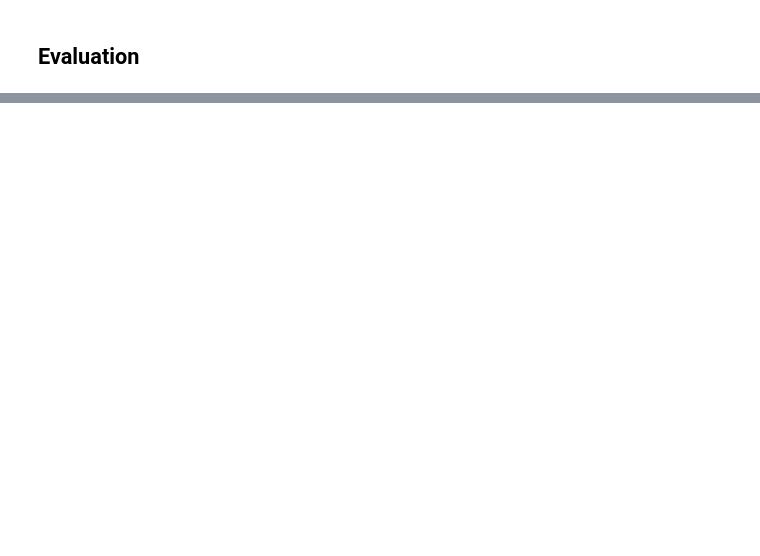
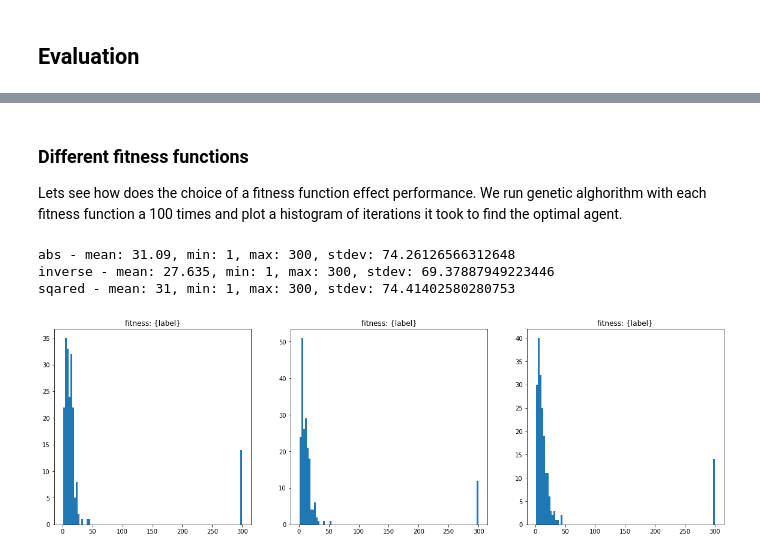
Before and after one commit to njezersek/Inteligent-Systems-assignment1, a Jupyter notebook: assignment.ipynb, the cells around one changed output, grey strips where cells are left out. Cells and saved outputs as stored; diff of their text form; code cells hidden in the pictures; blank space fills up the shorter version.

```diff
--- a/assignment.ipynb
+++ b/assignment.ipynb
@@ -72,0 +77,3 @@ def fittnes(agent):
+# %%
+def fitness_squared(agent):
+    return -(evaluate_agent(agent) - target_value)**2
@@ -343,0 +339,36 @@ Generation 8: fittnes min: -2507.75, max: 0.00, mean: -422.72; best agent: 10+10
+# %% [markdown]
+### Different fitness functions
+
+Lets see how does the choice of a fitness function effect performance. We run genetic alghorithm with each fitness function a 100 times and plot a histogram of iterations it took to find the optimal agent.
+# %%
+fitness_functions = [(fitness_abs, 0, "abs"), (fitness_inverse, 10000, "inverse"), (fitness_squared, 0, "sqared")]
+
+plt.figure(figsize=(20,6))
+
+for j, (fitness_function, fitness_threshold, label) in enumerate(fitness_functions):
+    iterations_log = []
+    N = 200
+
+    for i in range(N):
+        population = [generate_agent() for _ in range(100)]
+        iterations, _ = evolve(
+            population,
+            fitness_function,
+            select_best_agents,
+            crossover,
+            mutation,
+            mutation_probability=0.2, survival_probability=0.2, max_iterations=300, keep_best=False, fitness_threshold=fitness_threshold
+        )
+
+        iterations_log.append(iterations)
+
+    print(f"{label} - mean: {statistics.mean(iterations_log)}, min: {min(iterations_log)}, max: {max(iterations_log)}, stdev: {statistics.stdev(iterations_log)}")
+
+    plt.subplot(1, 3, j+1)
+    plt.title("fitness: {label}")
+    _ = plt.hist(iterations_log, bins=100)
+# %% [output]
+abs - mean: 31.09, min: 1, max: 300, stdev: 74.26126566312648
+inverse - mean: 27.635, min: 1, max: 300, stdev: 69.37887949223446
+sqared - mean: 31, min: 1, max: 300, stdev: 74.41402580280753
+[figure, added]
```
Also changed, not shown: parts of 26 cells of this notebook.
